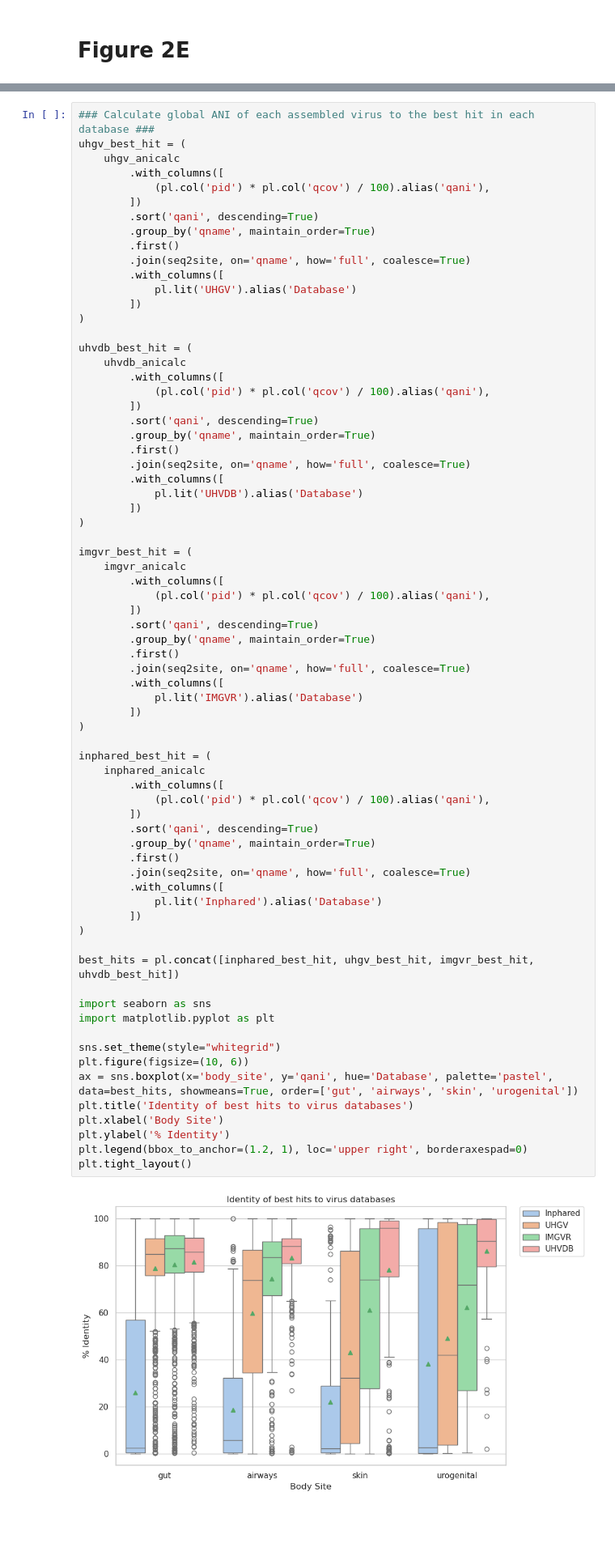
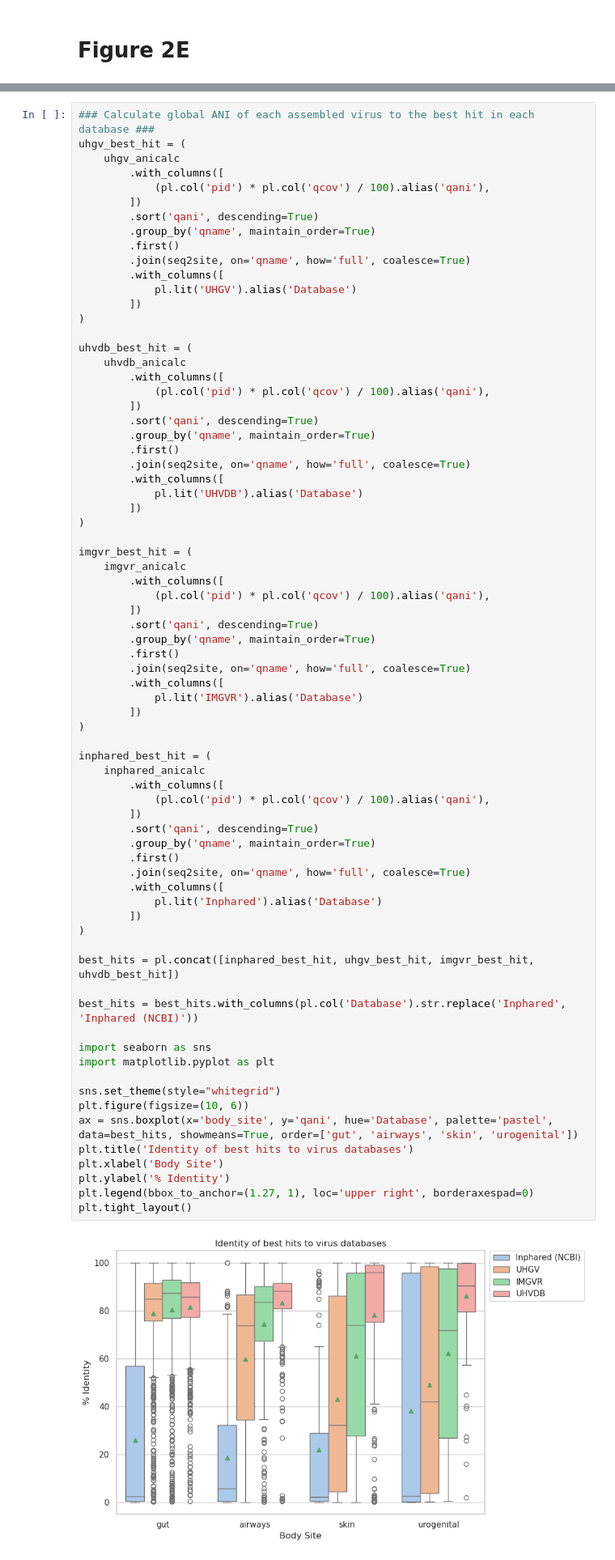
Before and after one commit to UHVDB/uhvdb-manuscript, a Jupyter notebook: figure_2/figure_2e.ipynb, the cells around one changed output, grey strips where cells are left out. Shown at 81% size. Cells and saved outputs as stored; diff of their text form; blank space fills up the shorter version.

Commit message:
Final changes to figure 2 notebooks

```diff
--- a/figure_2/figure_2e.ipynb
+++ b/figure_2/figure_2e.ipynb
@@ -775,35 +775,37 @@ imgvr_best_hit = (
         ])
 )
 
 inphared_best_hit = (
     inphared_anicalc
         .with_columns([
             (pl.col('pid') * pl.col('qcov') / 100).alias('qani'),
         ])
         .sort('qani', descending=True)
         .group_by('qname', maintain_order=True)
         .first()
         .join(seq2site, on='qname', how='full', coalesce=True)
         .with_columns([
             pl.lit('Inphared').alias('Database')
         ])
 )
 
 best_hits = pl.concat([inphared_best_hit, uhgv_best_hit, imgvr_best_hit, uhvdb_best_hit])
 
+best_hits = best_hits.with_columns(pl.col('Database').str.replace('Inphared', 'Inphared (NCBI)'))
+
 import seaborn as sns
 import matplotlib.pyplot as plt
 
 sns.set_theme(style="whitegrid")
 plt.figure(figsize=(10, 6))
 ax = sns.boxplot(x='body_site', y='qani', hue='Database', palette='pastel', data=best_hits, showmeans=True, order=['gut', 'airways', 'skin', 'urogenital'])
 plt.title('Identity of best hits to virus databases')
 plt.xlabel('Body Site')
 plt.ylabel('% Identity')
-plt.legend(bbox_to_anchor=(1.2, 1), loc='upper right', borderaxespad=0)
+plt.legend(bbox_to_anchor=(1.27, 1), loc='upper right', borderaxespad=0)
 plt.tight_layout()
 # %% [output]
-[figure, old version]
+[figure, new version]
 # %%
 # print mean identity values for each body site and database
 for body_site in ['gut', 'airways', 'skin', 'urogenital']:
```
Also changed, not shown: 1 other file.
